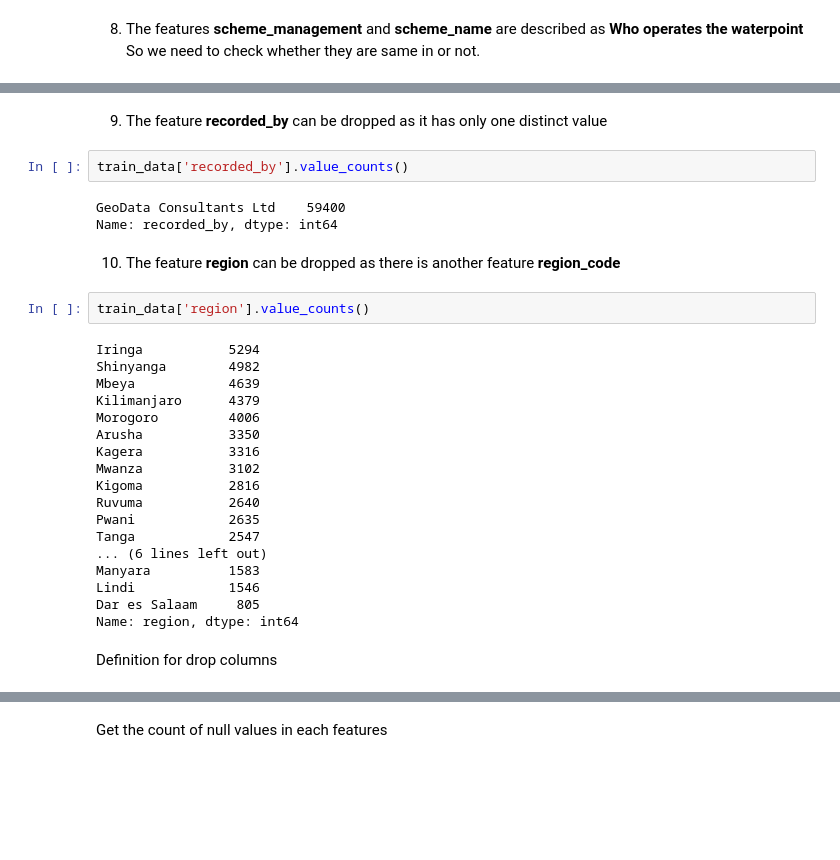
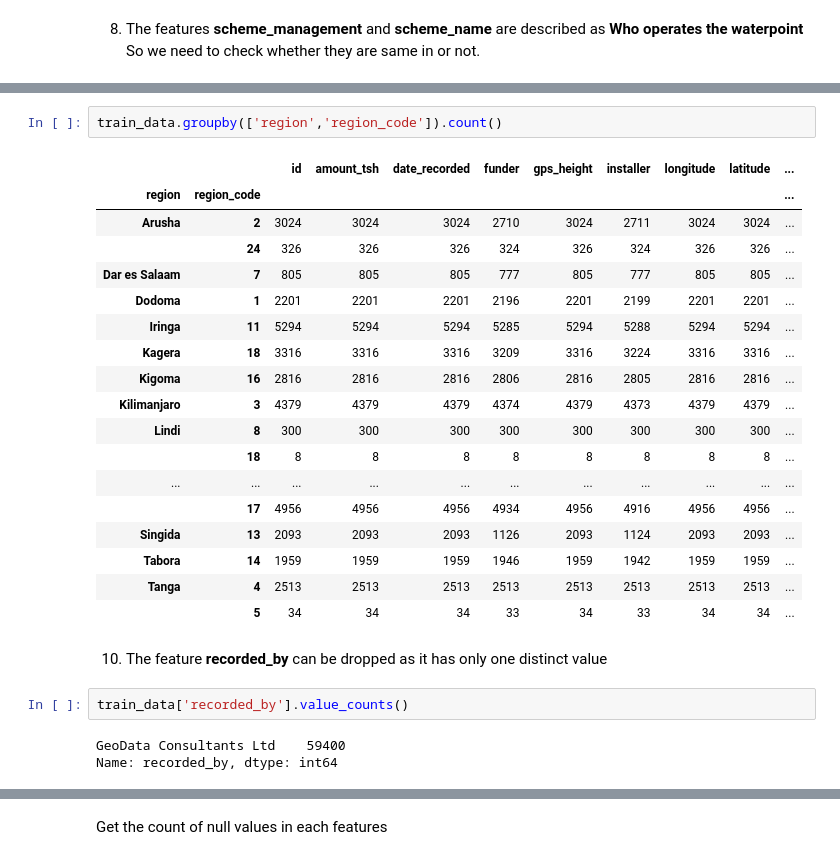
Before and after one commit to trajinthan/pump-it-up-data-mining, a Jupyter notebook: pumb_it_up.ipynb, the cells around one changed output, grey strips where cells are left out. Saved outputs shown, nothing was run; the diff lists cells and outputs as text; blank space fills up the shorter version.

```diff
--- a/pumb_it_up.ipynb
+++ b/pumb_it_up.ipynb
@@ -174,31 +516,28 @@ As **extraction_type** contains unique information we can drop **extraction_type
+# %%
+train_data.groupby(['region','region_code']).count()
+# %% [output]
+|  |  | id | amount_tsh | date_recorded | funder | gps_height | installer | longitude | latitude | ... |
+| region | region_code |  |  |  |  |  |  |  |  | ... |
+| Arusha | 2 | 3024 | 3024 | 3024 | 2710 | 3024 | 2711 | 3024 | 3024 | ... |
+|  | 24 | 326 | 326 | 326 | 324 | 326 | 324 | 326 | 326 | ... |
+| Dar es Salaam | 7 | 805 | 805 | 805 | 777 | 805 | 777 | 805 | 805 | ... |
+| Dodoma | 1 | 2201 | 2201 | 2201 | 2196 | 2201 | 2199 | 2201 | 2201 | ... |
+| Iringa | 11 | 5294 | 5294 | 5294 | 5285 | 5294 | 5288 | 5294 | 5294 | ... |
+| Kagera | 18 | 3316 | 3316 | 3316 | 3209 | 3316 | 3224 | 3316 | 3316 | ... |
+| Kigoma | 16 | 2816 | 2816 | 2816 | 2806 | 2816 | 2805 | 2816 | 2816 | ... |
+| Kilimanjaro | 3 | 4379 | 4379 | 4379 | 4374 | 4379 | 4373 | 4379 | 4379 | ... |
+| Lindi | 8 | 300 | 300 | 300 | 300 | 300 | 300 | 300 | 300 | ... |
+|  | 18 | 8 | 8 | 8 | 8 | 8 | 8 | 8 | 8 | ... |
+| ... | ... | ... | ... | ... | ... | ... | ... | ... | ... | ... |
+|  | 17 | 4956 | 4956 | 4956 | 4934 | 4956 | 4916 | 4956 | 4956 | ... |
+| Singida | 13 | 2093 | 2093 | 2093 | 1126 | 2093 | 1124 | 2093 | 2093 | ... |
+| Tabora | 14 | 1959 | 1959 | 1959 | 1946 | 1959 | 1942 | 1959 | 1959 | ... |
+| Tanga | 4 | 2513 | 2513 | 2513 | 2513 | 2513 | 2513 | 2513 | 2513 | ... |
+|  | 5 | 34 | 34 | 34 | 33 | 34 | 33 | 34 | 34 | ... |
 # %% [markdown]
-9. The feature **recorded_by** can be dropped as it has only one distinct value
+10. The feature **recorded_by** can be dropped as it has only one distinct value
 # %%
 train_data['recorded_by'].value_counts()
 # %% [output]
 GeoData Consultants Ltd    59400
 Name: recorded_by, dtype: int64
-# %% [markdown]
-10. The feature **region** can be dropped as there is another feature **region_code**
-# %%
-train_data['region'].value_counts()
-# %% [output]
-Iringa           5294
-Shinyanga        4982
-Mbeya            4639
-Kilimanjaro      4379
-Morogoro         4006
-Arusha           3350
-Kagera           3316
-Mwanza           3102
-Kigoma           2816
-Ruvuma           2640
-Pwani            2635
-Tanga            2547
-... (6 lines left out)
-Manyara          1583
-Lindi            1546
-Dar es Salaam     805
-Name: region, dtype: int64
-# %% [markdown]
-Definition for drop columns
```
Also changed, not shown: parts of 97 cells of this notebook.
